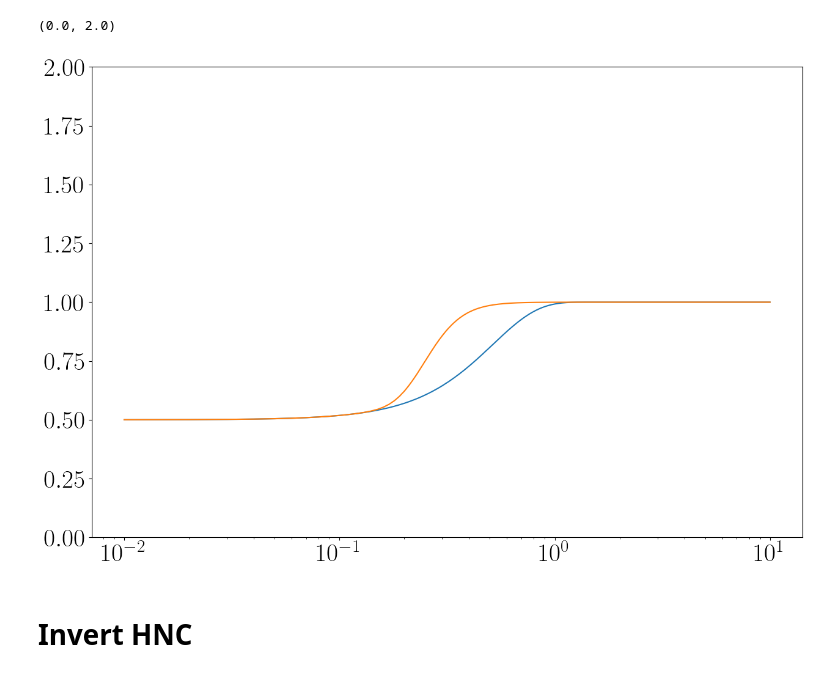
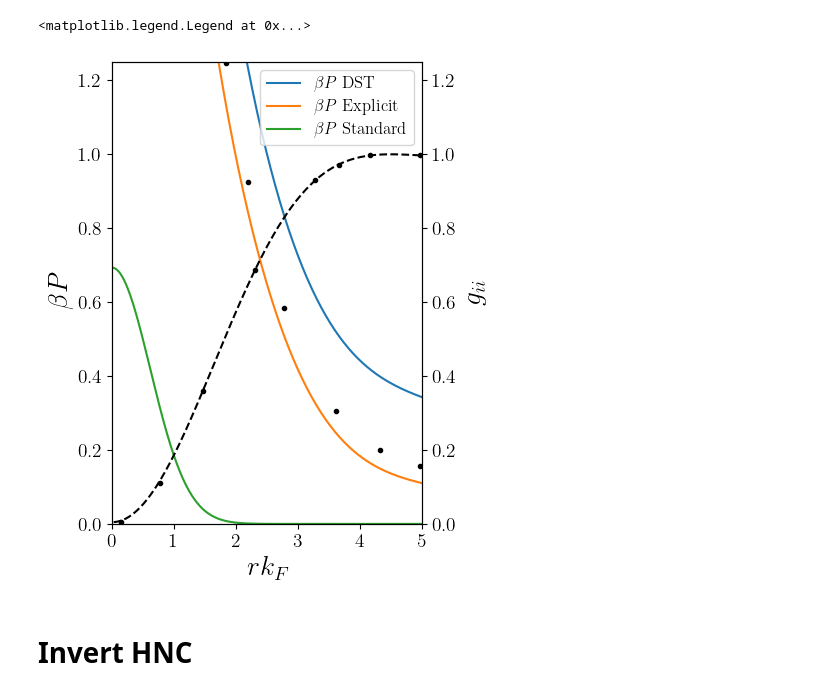
Before and after one commit to ZachAJohnson/hnc, a Jupyter notebook: QSP_HNC_Two_Electrons.ipynb, the cells around one changed output. Drawn from its saved outputs; the diff is of its cells as text; code cells hidden in the pictures.

```diff
--- a/QSP_HNC_Two_Electrons.ipynb
+++ b/QSP_HNC_Two_Electrons.ipynb
@@ -40,5 +33,3 @@ t= 0.0031733145514768937
-# %%
-T = qsp.Te_c
 # %%
 from atomic_forces.atomOFDFT.python.physics import ThomasFermi
 from scipy.optimize import root
@@ -106,0 +119,17 @@ f_of_k = 1/(  1+np.exp((hnc1.k_array/qsp.ri)**2/(2*m_e*T) - η) )
+# %%
+def get_β_cP(h_r): #Pauli potential
+    h_k = atom.hnc.FT_r_2_k(h_r)
+
+    I_plus_h_rho_inverse = 1/(1 + h_k*atom.hnc.rho[0])
+    c_k = I_plus_h_rho_inverse * h_k
+    c_r = atom.hnc.FT_k_2_r(c_k)
+
+    # Approximate with HNC
+    β_cP   = h_r - c_r -np.log(h_r+1)
+    return β_cP
+
+β_cP_DST = get_β_cP(h_ee_ID_DST)
+β_cP_explicit = get_β_cP(h_ee_ID_explicit)
+# %%
+DW_gee_T0_data = read_csv("/home/zach/plasma/datasets/RDFs/gee_T=0.txt",delim_whitespace=True, header=1)
+DW_βP_T0_data = read_csv("/home/zach/plasma/datasets/RDFs/βPee_T=0.txt",delim_whitespace=True, header=1)
@@ -107,13 +146,29 @@ f_of_k = 1/(  1+np.exp((hnc1.k_array/qsp.ri)**2/(2*m_e*T) - η) )
 # %%
-fig, ax = plt.subplots()
+fig, ax = plt.subplots(figsize=(4,6))
 
-h_ee_ID_DST = -0.5* qsp.ri**-6*hnc1.FT_k_2_r(f_of_k)**2/(0.5*qsp.ne)**2
-ax.plot(hnc1.r_array, h_ee_ID_DST +1)
-ax.plot(hnc1.r_array, h_ee_ID_explicit+1)
-ax.set_xscale('log')
-ax.set_ylim(0,2)
+ax.plot(atom.hnc.r_array*atom.qsp.k_F*atom.qsp.ri, β_cP_DST, label=r'$\beta P$ DST')
+ax.plot(atom.hnc.r_array*atom.qsp.k_F*atom.qsp.ri, β_cP_explicit, label=r'$\beta P$ Explicit')
+ax.plot(atom.hnc.r_array, atom.qsp.βv_Pauli(atom.hnc.r_array, atom.qsp.Λee),label=r'$\beta P$ Standard')
+ax.plot(DW_βP_T0_data['rkF'], DW_βP_T0_data['βP_ee'],'k.')
+ax2 = ax.twinx()
+# ax2.plot(atom.hnc.r_array*atom.qsp.k_F*atom.qsp.ri, h_ee_ID_DST +1,'k--')
+ax2.plot(atom.hnc.r_array*atom.qsp.k_F*atom.qsp.ri, h_ee_ID_explicit +1,'k--')
+ax2.plot(DW_gee_T0_data['rkF'], DW_gee_T0_data['gee'],'k.')
+# ax2.plot(atom.hnc.r_array*atom.qsp.k_F*atom.qsp.ri, h_ee_ID_explicit+1)
+# ax.set_xscale('log')
+
+ax2.set_ylim(0,1.25)
+ax.set_ylim(0,1.25)
+ax.set_xlim(0,5)
+ax.set_xlim(0,5)
+ax.set_xlabel(r"$r k_F$",fontsize=20)
+ax.set_ylabel(r"$\beta P $",fontsize=20)
+ax2.set_ylabel(r"$g_{ii} $",fontsize=20)
+ax.tick_params(labelsize=14)
+ax2.tick_params(labelsize=14)
+ax.legend(fontsize=12)
 # %% [output]
-(0.0, 2.0)
+<matplotlib.legend.Legend at 0x...>
-[figure, old version]
+[figure, new version]
 # %% [markdown]
 # Invert HNC
```
Also changed, not shown: parts of 15 cells of this notebook, 4 other files.
